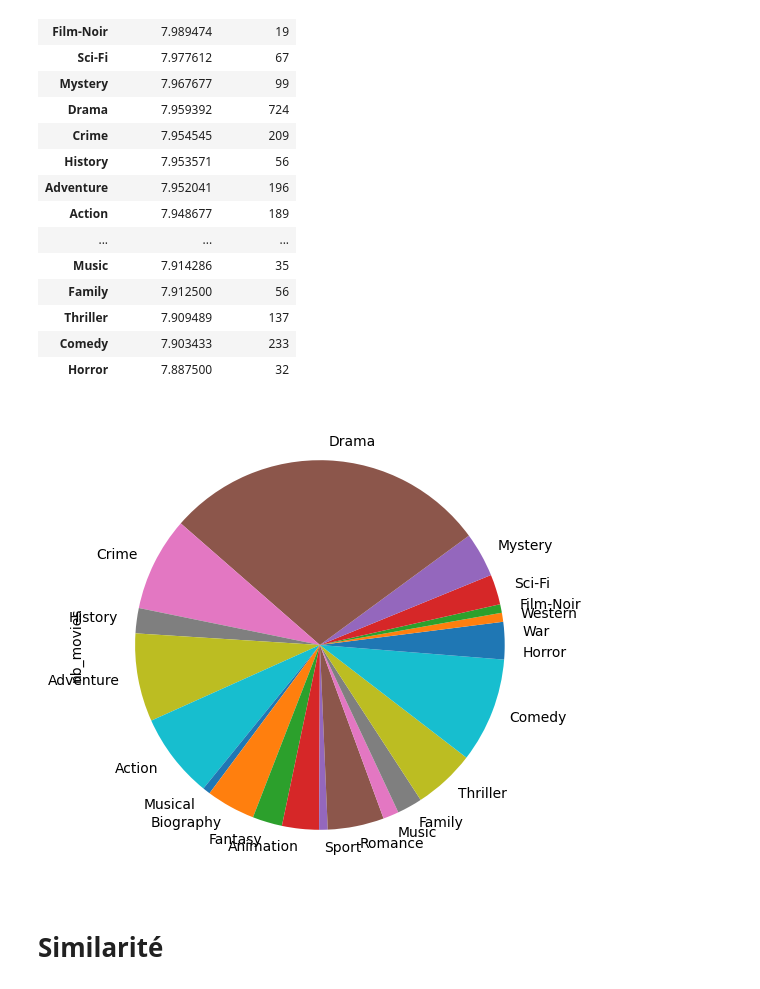
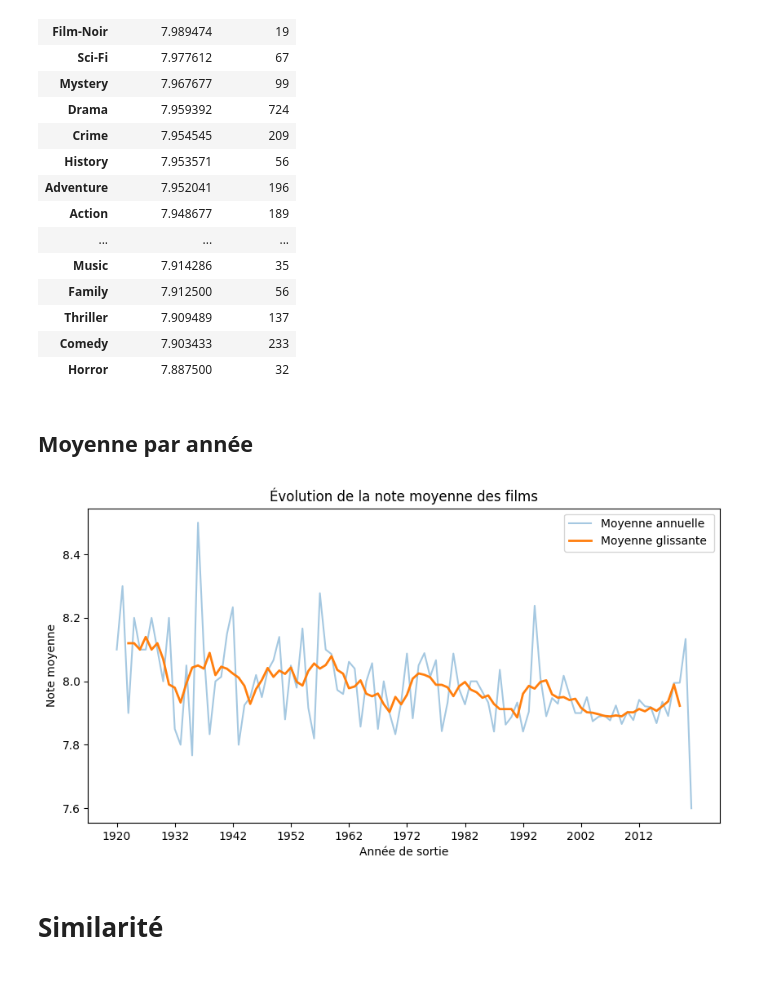
Before and after one commit to PiR-Du/movie_analysis, a Jupyter notebook: notebook/test.ipynb, the cells around one changed output. Drawn from its saved outputs; the diff is of its cells as text; code cells hidden in the pictures.

```diff
--- a/notebook/test.ipynb
+++ b/notebook/test.ipynb
@@ -114,14 +116,3 @@ genre_stats
 | Thriller | 7.909489 | 137 |
 | Comedy | 7.903433 | 233 |
 | Horror | 7.887500 | 32 |
-# %%
-
-genre_stats.plot(
-    y='nb_movies',
-    kind='pie',
-    legend=False,
-    figsize=(8,6),
-)
-plt.show()
-# %% [output]
-[figure, removed]
@@ -128,3 +128,23 @@ plt.show()
+# %% [markdown]
+## Moyenne par année
+# %%
+yearly = df.groupby('Year')['Rating'].mean()
+rolling_5y = yearly.rolling(5,center=True).mean()
+
+plt.figure(figsize=(10,5))
+plt.plot(yearly, alpha=0.4, label='Moyenne annuelle')
+plt.plot(rolling_5y, linewidth=2, label='Moyenne glissante ')
+
+years = yearly.index
+plt.xticks(years[::10])
+
+plt.xlabel("Année de sortie")
+plt.ylabel("Note moyenne")
+plt.title("Évolution de la note moyenne des films")
+plt.legend()
+plt.show()
+# %% [output]
+[figure, added]
 # %% [markdown]
 # Similarité
 # %%
```
Also changed, not shown: parts of 2 cells of this notebook, 2 other files.
